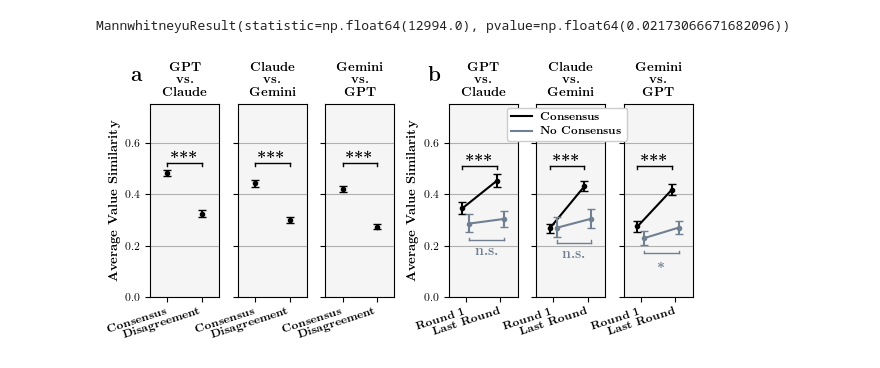
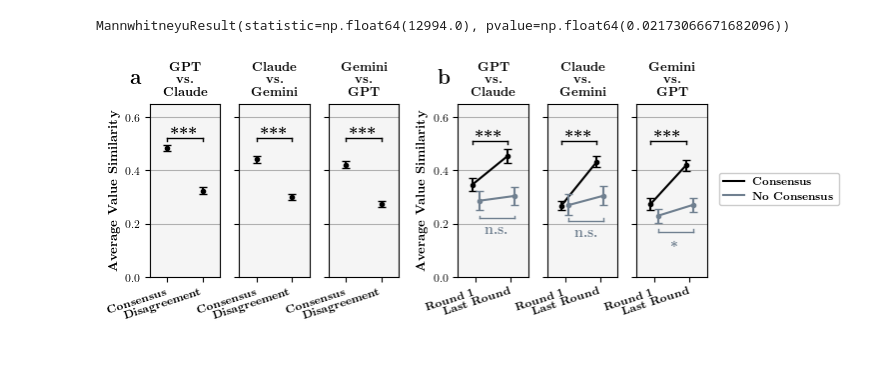
Before and after one commit to dlab-projects/llm_deliberation_values, a Jupyter notebook: figures/figure_value_sims.ipynb, the cells around one changed output. Cells and saved outputs as stored; diff of their text form; code cells hidden in the pictures.

Commit message:
move legend outside sim figure

```diff
--- a/figures/figure_value_sims.ipynb
+++ b/figures/figure_value_sims.ipynb
@@ -244,10 +244,10 @@ mannwhitneyu(
 # %% [output]
 MannwhitneyuResult(statistic=np.float64(12994.0), pvalue=np.float64(0.02173066671682096))
 # %%
-fig = plt.figure(figsize=(7, 2.5))
+fig = plt.figure(figsize=(7.2, 2.25))
 
 gs = GridSpec(1, 7, figure=fig,
-              width_ratios=[1, 1, 1, 0.25, 1, 1, 1],
+              width_ratios=[1, 1, 1, 0.30, 1, 1, 1],
               wspace=0.3)
 
 axes = [fig.add_subplot(gs[0, 0])]
@@ -267,13 +267,13 @@ for idx, (agree, disagree) in enumerate(zip(exp_agrees, exp_disagrees)):
       markersize=3,
       capsize=3,
       color='black')
-   axes[idx].set_ylim([0, 0.75])
+   axes[idx].set_ylim([0, 0.65])
    axes[idx].set_xlim([-0.5, 1.5])
    axes[idx].set_xticks([0, 1])
    axes[idx].set_xticklabels(bold_text(['Consensus', 'Disagreement']), ha='right', rotation=18, fontsize=8)
    axes[idx].grid(axis='y')
    axes[idx].set_axisbelow(True)
-   axes[idx].set_yticks([0, 0.2, 0.4, 0.6, 0.8])
+   axes[idx].set_yticks([0, 0.2, 0.4, 0.6])
    add_significance_bracket_inplot(
       ax=axes[idx],
       x1=0,
@@ -324,7 +324,7 @@ for idx, (beginning_no_consensus, end_no_consensus, ax) in enumerate(zip(exps_be
       capsize=3,
       zorder=10 + idx,
       color='slategray')
-   ax.set_ylim([0, 0.75])
+   ax.set_ylim([0, 0.65])
    ax.set_xlim([-0.5, 1.5])
    ax.set_xticks([0, 1])
    ax.set_xticklabels(bold_text(['Round 1', 'Last Round']), ha='right', rotation=18, fontsize=8)
@@ -357,32 +357,32 @@ add_significance_bracket_inplot(
    y=0.22,
    direction='down',
    color='slategray',
    h=0.01,
    text_offset=0.02,
    fontsize=10,
    label=bold_text('n.s.'))
 add_significance_bracket_inplot(
    ax=axes[5],
    x1=SHIFT,
    x2=1 + SHIFT,
    y=0.18,
    direction='down',
    color='slategray',
    h=0.01,
    text_offset=0.02,
    fontsize=10,
    label=bold_text('*'))
 axes[4].plot([], [], color='black', label=bold_text('Consensus'))
 axes[4].plot([], [], color='slategray', label=bold_text('No Consensus'))
-fig.legend(loc='center', bbox_to_anchor=(0.72, 0.80), framealpha=1, prop={'size': 7.5})
+fig.legend(loc='center', bbox_to_anchor=(1, 0.50), framealpha=1, prop={'size': 7.5})
 axes[3].set_title(bold_text('GPT\nvs.\nClaude'), fontsize=9)
 axes[4].set_title(bold_text('Claude\nvs.\nGemini'), fontsize=9)
 axes[5].set_title(bold_text('Gemini\nvs.\nGPT'), fontsize=9)
 
 for ax in axes:
    ax.set_facecolor(color='0.96')
 
 apply_subplot_labels([axes[0], axes[3]], bold=True, x=-0.2, y=1.15)
 plt.savefig('figure_value_similarity.pdf', bbox_inches='tight')
 # %% [output]
-[figure, old version]
+[figure, new version]
```
Also changed, not shown: parts of 1 cell of this notebook.
